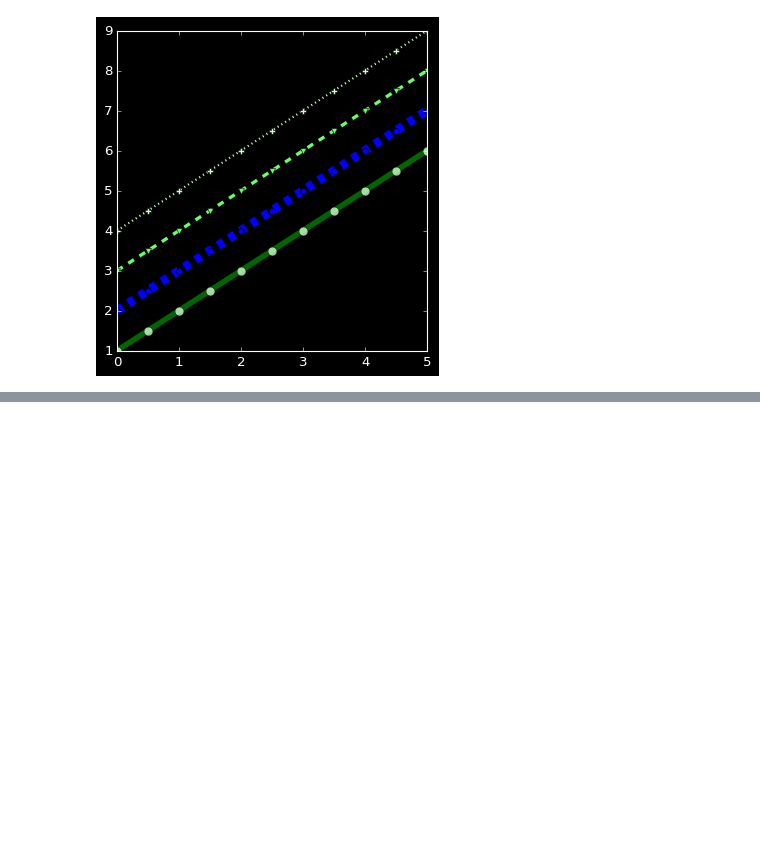
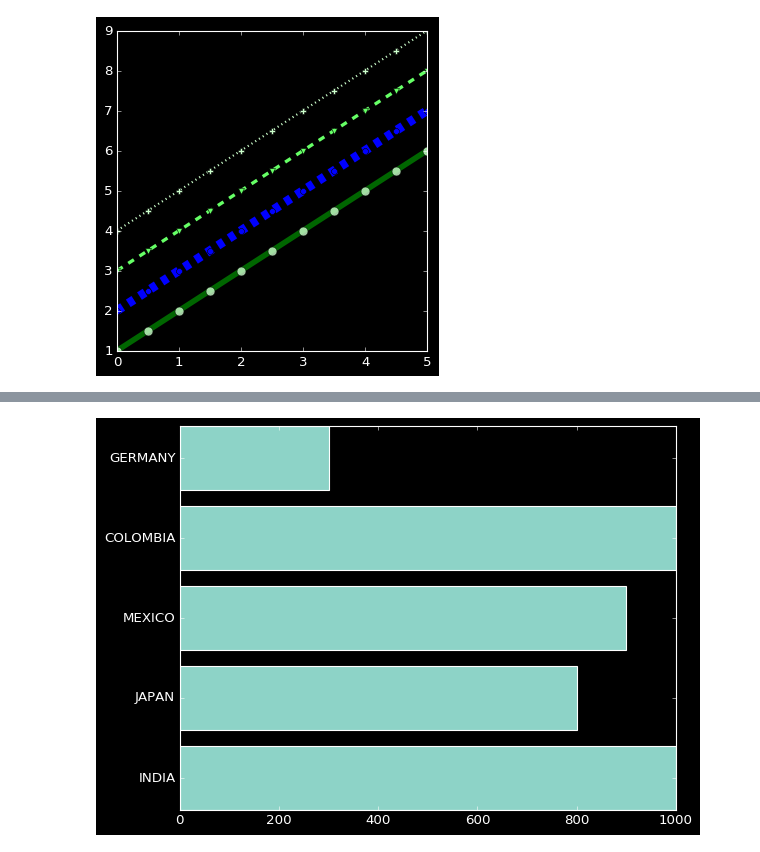
Before and after one commit to Mvinachi/Hyperblog, a Jupyter notebook: Pyplot.ipynb, the cells around one changed output, grey strips where cells are left out. Cells and saved outputs as stored; diff of their text form; code cells hidden in the pictures; blank space fills up the shorter version.

```diff
--- a/Pyplot.ipynb
+++ b/Pyplot.ipynb
@@ -246,0 +261,5 @@ ax.plot(x,x+4,color='#CCFFCC', linewidth=2, linestyle=':', marker='P')
+# %%
+plt.barh(country,population)
+plt.show()
+# %% [output]
+[figure, added]
```
Also changed, not shown: parts of 3 cells of this notebook.
